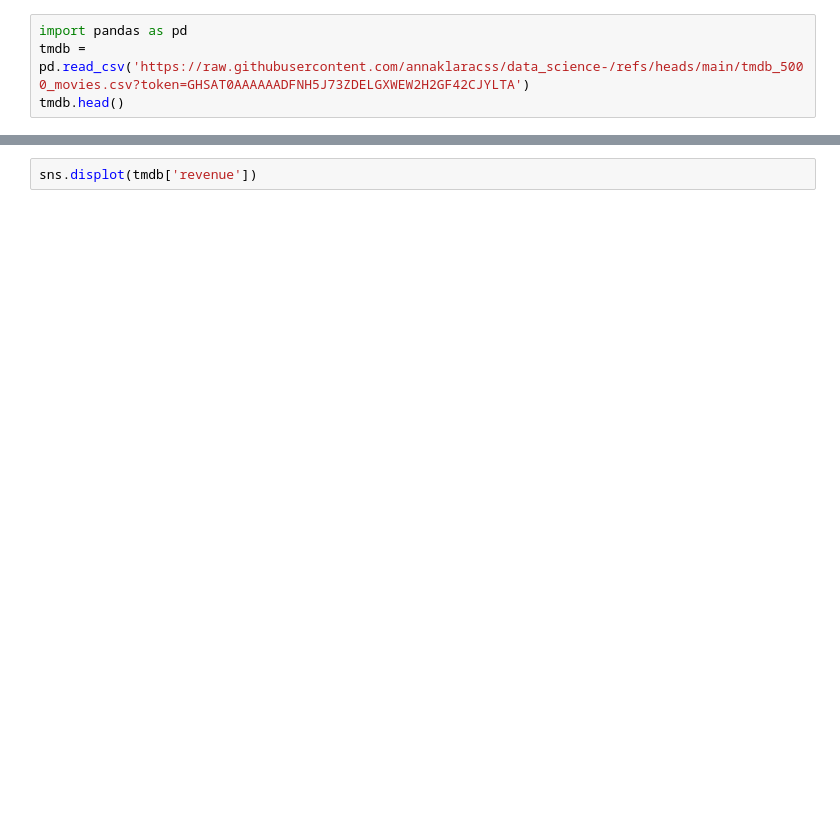
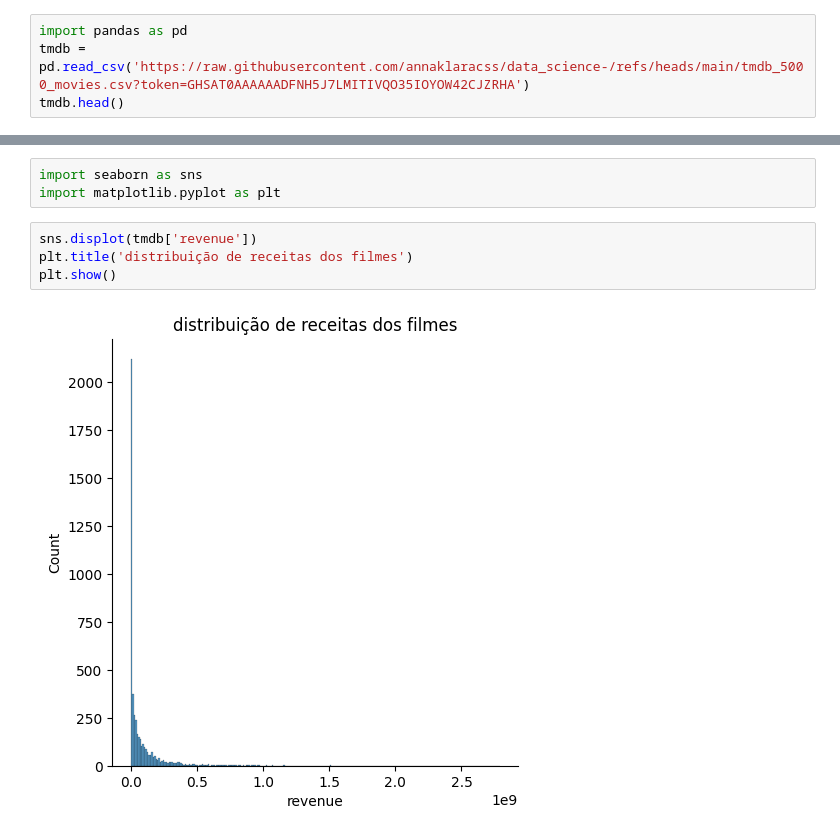
Before and after one commit to annaklaracss/data_science-, a Jupyter notebook: Explorando_a_base_do_TMDB.ipynb, the cells around one changed output, grey strips where cells are left out. Cells and saved outputs as stored; diff of their text form; blank space fills up the shorter version.

```diff
--- a/Explorando_a_base_do_TMDB.ipynb
+++ b/Explorando_a_base_do_TMDB.ipynb
@@ -2,6 +2,6 @@
 <a href="https://colab.research.google.com/github/annaklaracss/data_science-/blob/main/Explorando_a_base_do_TMDB.ipynb" target="_parent"><img src="https://colab.research.google.com/assets/colab-badge.svg" alt="Open In Colab"/></a>
 # %%
 import pandas as pd
-tmdb = pd.read_csv('https://raw.githubusercontent.com/annaklaracss/data_science-/refs/heads/main/tmdb_5000_movies.csv?token=GHSAT0AAAAAADFNH5J73ZDELGXWEW2H2GF42CJYLTA')
+tmdb = pd.read_csv('https://raw.githubusercontent.com/annaklaracss/data_science-/refs/heads/main/tmdb_5000_movies.csv?token=GHSAT0AAAAAADFNH5J7LMITIVQO35IOYOW42CJZRHA')
 tmdb.head()
 # %% [output]
@@ -9,2 +14,9 @@ HTTPError: HTTP Error 404: Not Found
+# %%
+import seaborn as sns
+import matplotlib.pyplot as plt
 # %%
 sns.displot(tmdb['revenue'])
+plt.title('distribuição de receitas dos filmes')
+plt.show()
+# %% [output]
+[figure, added]
```
Also changed, not shown: parts of 6 cells of this notebook.
